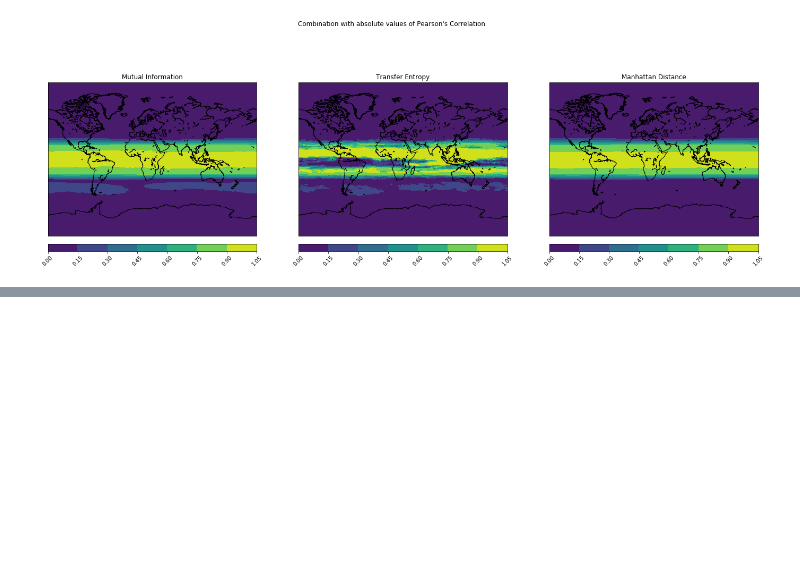
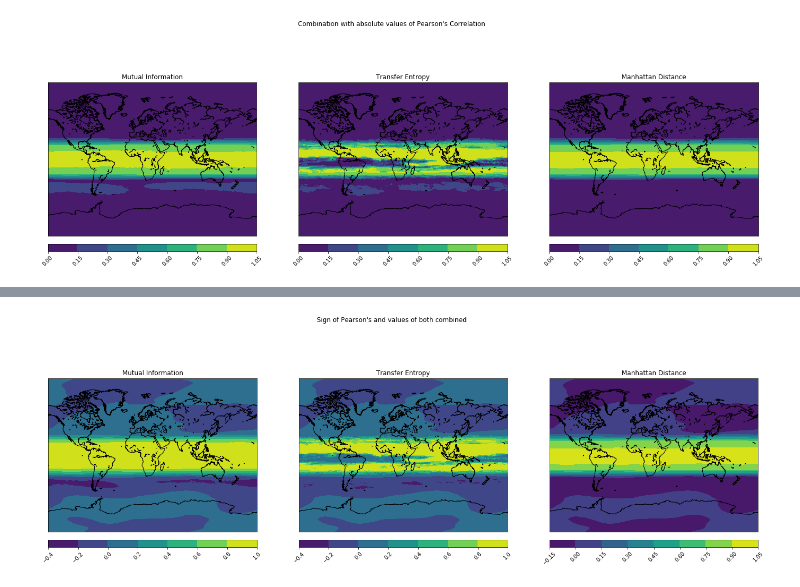
Before and after one commit to Climate-Data-Science/Climate-Similarity-Metrics, a Jupyter notebook: 8_combine_similarity_measures.ipynb, the cells around one changed output, grey strips where cells are left out. Saved outputs shown, nothing was run; the diff lists cells and outputs as text; code cells hidden in the pictures; blank space fills up the shorter version.

Commit message:
Add plot_sign_pearson_strength_both #22
Add possibility to take sign of Pearson's Correlation and combine values of the other similarity measure with Pearson's using any combining function

```diff
--- a/8_combine_similarity_measures.ipynb
+++ b/8_combine_similarity_measures.ipynb
@@ -131,0 +158,4 @@ plots.plot_power_of_dependency(u_l30, qbo_equator, comb.mult, measures, measure_
+# %%
+plots.plot_sign_of_correlation_strength_of_both(u_l30, qbo_equator, comb.mult, measures, measure_labels, scaling_func)
+# %% [output]
+[figure, added]
```
Also changed, not shown: parts of 2 cells of this notebook, 3 other files.
